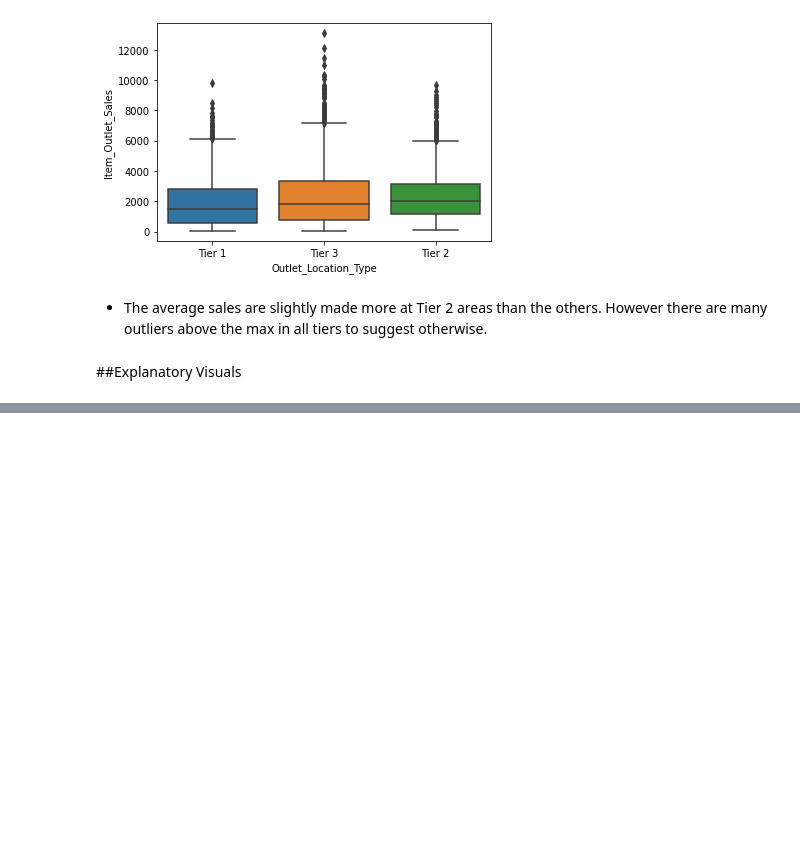
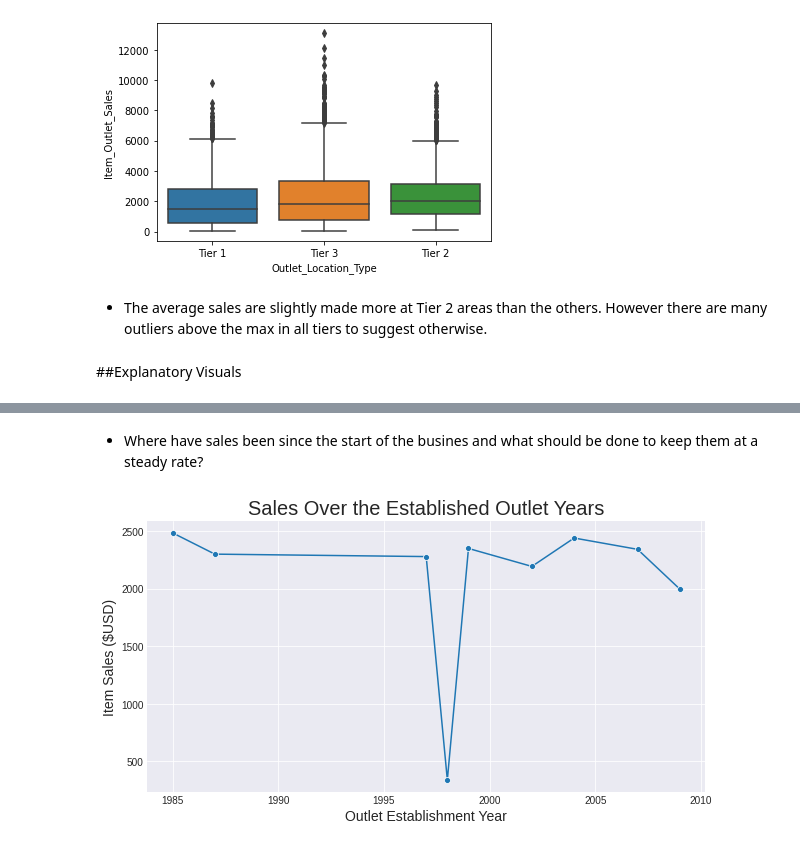
Before and after one commit to CaillahR/Food-Sale-Predictions, a Jupyter notebook: Sales_Predictions.ipynb, the cells around one changed output, grey strips where cells are left out. Cells and saved outputs as stored; diff of their text form; code cells hidden in the pictures; blank space fills up the shorter version.

```diff
--- a/Sales_Predictions.ipynb
+++ b/Sales_Predictions.ipynb
@@ -244,0 +332,12 @@ sns.boxplot(data = df, x = "Outlet_Location_Type", y = "Item_Outlet_Sales")
+# %% [markdown]
+- Where have sales been since the start of the busines and what should be done to keep them at a steady rate?
+# %%
+plt.style.use("seaborn-darkgrid")
+fig, ax = plt.subplots(figsize=(10, 5))
+sns.lineplot(data = df, y ="Item_Outlet_Sales", x = "Outlet_Establishment_Year", ci = None, marker ="o")
+plt.xlabel("Outlet Establishment Year", fontsize = 14)
+plt.ylabel("Item Sales ($USD)", fontsize = 14)
+plt.title("Sales Over the Established Outlet Years", fontsize = 20);
+plt.show()
+# %% [output]
+[figure, added]
```
Also changed, not shown: parts of 17 cells of this notebook.
